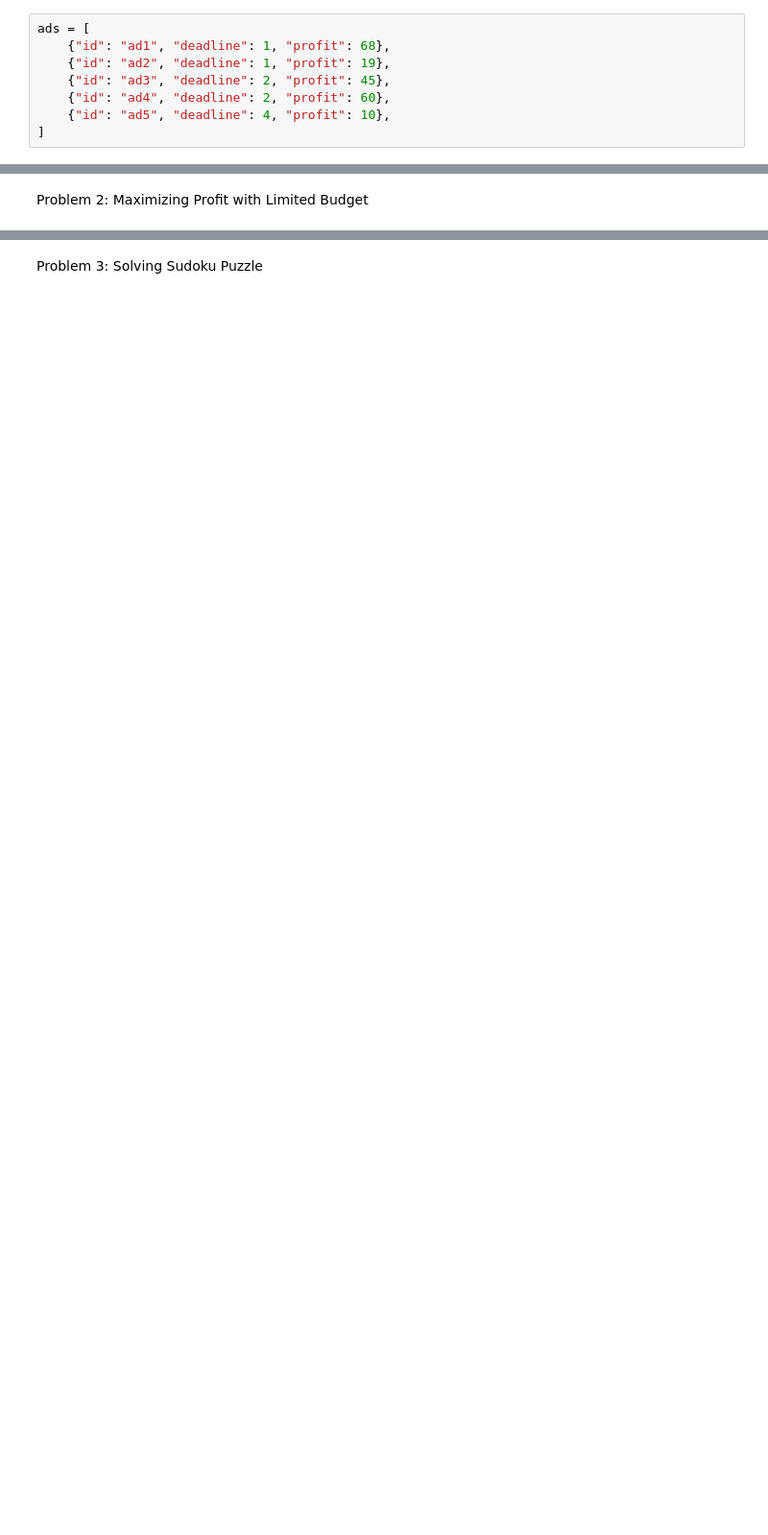
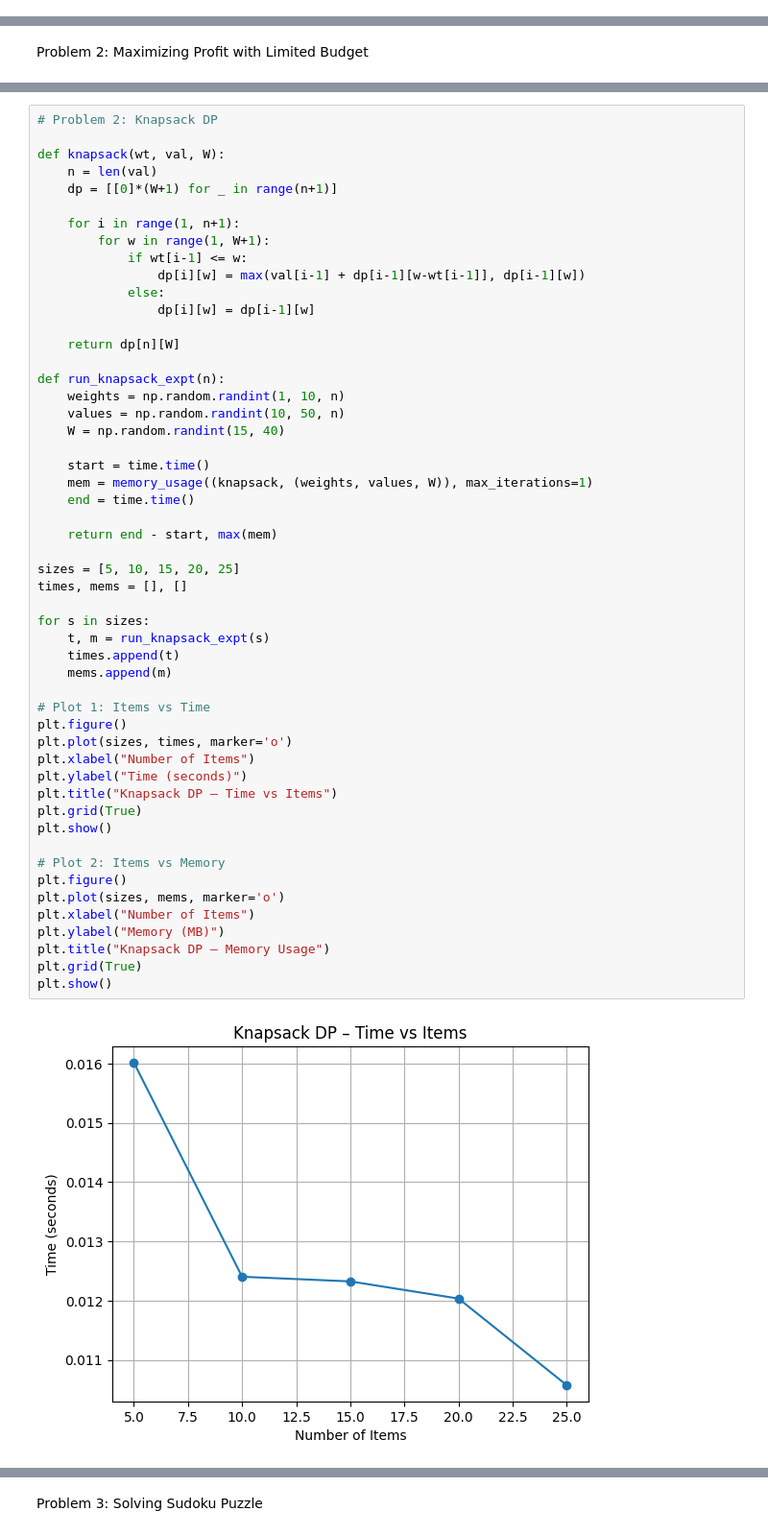
Before and after one commit to prabdeepkaur/algo_strategies_mini_project2_prabdeep, a Jupyter notebook: algo_strategies2_notebook.ipynb, the cells around one changed output, grey strips where cells are left out. Shown: that part at 96% size. Drawn from its saved outputs; the diff is of its cells as text; blank space fills up the shorter version.

```diff
--- a/algo_strategies2_notebook.ipynb
+++ b/algo_strategies2_notebook.ipynb
@@ -19,8 +29,0 @@ import time
-# %%
-ads = [
-    {"id": "ad1", "deadline": 1, "profit": 68},
-    {"id": "ad2", "deadline": 1, "profit": 19},
-    {"id": "ad3", "deadline": 2, "profit": 45},
-    {"id": "ad4", "deadline": 2, "profit": 60},
-    {"id": "ad5", "deadline": 4, "profit": 10},
-]
@@ -158,0 +98,54 @@ Max memory used: 113.160156 MiB
+# %%
+# Problem 2: Knapsack DP
+
+def knapsack(wt, val, W):
+    n = len(val)
+    dp = [[0]*(W+1) for _ in range(n+1)]
+
+    for i in range(1, n+1):
+        for w in range(1, W+1):
+            if wt[i-1] <= w:
+                dp[i][w] = max(val[i-1] + dp[i-1][w-wt[i-1]], dp[i-1][w])
+            else:
+                dp[i][w] = dp[i-1][w]
+
+    return dp[n][W]
+
+def run_knapsack_expt(n):
+    weights = np.random.randint(1, 10, n)
+    values = np.random.randint(10, 50, n)
+    W = np.random.randint(15, 40)
+
+    start = time.time()
+    mem = memory_usage((knapsack, (weights, values, W)), max_iterations=1)
+    end = time.time()
+
+    return end - start, max(mem)
+
+sizes = [5, 10, 15, 20, 25]
+times, mems = [], []
+
+for s in sizes:
+    t, m = run_knapsack_expt(s)
+    times.append(t)
+    mems.append(m)
+
+# Plot 1: Items vs Time
+plt.figure()
+plt.plot(sizes, times, marker='o')
+plt.xlabel("Number of Items")
+plt.ylabel("Time (seconds)")
+plt.title("Knapsack DP – Time vs Items")
+plt.grid(True)
+plt.show()
+
+# Plot 2: Items vs Memory
+plt.figure()
+plt.plot(sizes, mems, marker='o')
+plt.xlabel("Number of Items")
+plt.ylabel("Memory (MB)")
+plt.title("Knapsack DP – Memory Usage")
+plt.grid(True)
+plt.show()
+# %% [output]
+[figure, added]
```
Also changed, not shown: parts of 27 cells of this notebook.
